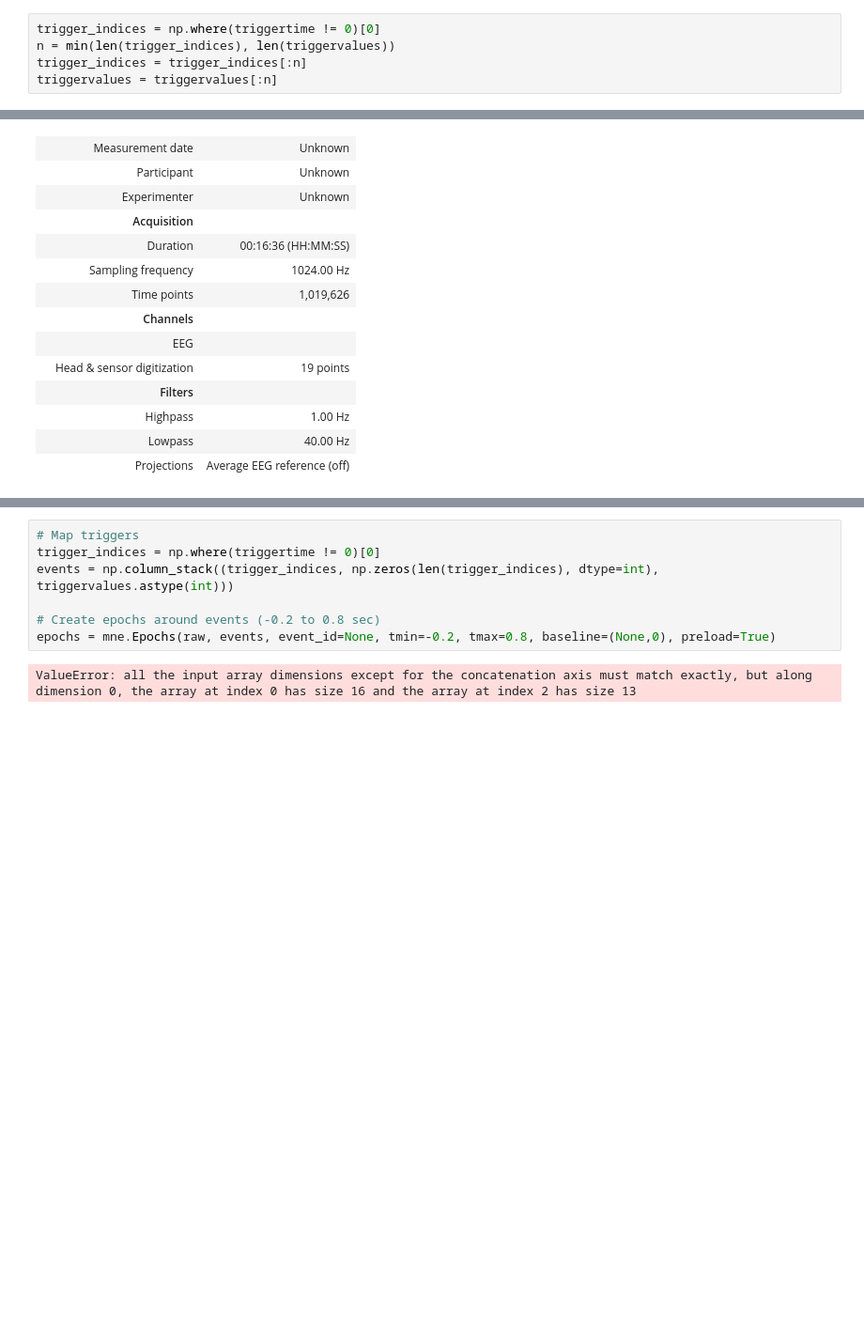
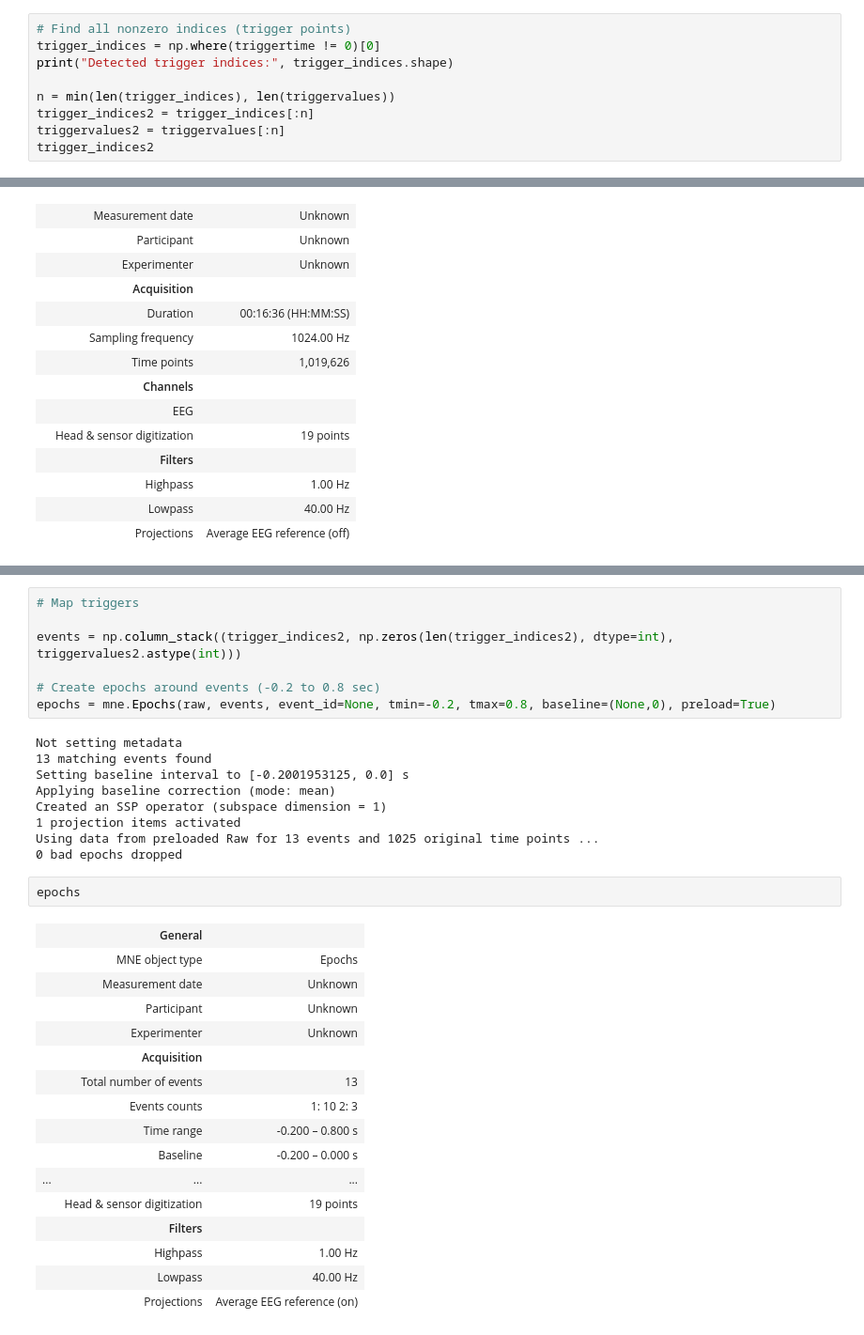
Before and after one commit to sparsh0106/EEG-Mind-Wandering, a Jupyter notebook: main.ipynb, the cells around one changed output, grey strips where cells are left out. Shown at 94% size. Drawn from its saved outputs; the diff is of its cells as text; blank space fills up the shorter version.

```diff
--- a/main.ipynb
+++ b/main.ipynb
@@ -74,7 +74,11 @@ len(triggertime)/1024
 # %% [output]
 995.728515625
 # %%
+# Find all nonzero indices (trigger points)
 trigger_indices = np.where(triggertime != 0)[0]
+print("Detected trigger indices:", trigger_indices.shape)
+
 n = min(len(trigger_indices), len(triggervalues))
-trigger_indices = trigger_indices[:n]
-triggervalues = triggervalues[:n]
+trigger_indices2 = trigger_indices[:n]
+triggervalues2 = triggervalues[:n]
+trigger_indices2
@@ -193,9 +220,35 @@ Average reference projection was added, but has not been applied yet. Use the ap
 # %%
 # Map triggers
-trigger_indices = np.where(triggertime != 0)[0]
-events = np.column_stack((trigger_indices, np.zeros(len(trigger_indices), dtype=int), triggervalues.astype(int)))
+
+events = np.column_stack((trigger_indices2, np.zeros(len(trigger_indices2), dtype=int), triggervalues2.astype(int)))
 
 # Create epochs around events (-0.2 to 0.8 sec)
 epochs = mne.Epochs(raw, events, event_id=None, tmin=-0.2, tmax=0.8, baseline=(None,0), preload=True)
 # %% [output]
-ValueError: all the input array dimensions except for the concatenation axis must match exactly, but along dimension 0, the array at index 0 has size 16 and the array at index 2 has size 13
+Not setting metadata
+13 matching events found
+Setting baseline interval to [-0.2001953125, 0.0] s
+Applying baseline correction (mode: mean)
+Created an SSP operator (subspace dimension = 1)
+1 projection items activated
+Using data from preloaded Raw for 13 events and 1025 original time points ...
+0 bad epochs dropped
+# %%
+epochs
+# %% [output]
+|  | General |  |
+|  | MNE object type | Epochs |
+|  | Measurement date | Unknown |
+|  | Participant | Unknown |
+|  | Experimenter | Unknown |
+|  | Acquisition |  |
+|  | Total number of events | 13 |
+|  | Events counts | 1: 10 2: 3 |
+|  | Time range | -0.200 – 0.800 s |
+|  | Baseline | -0.200 – 0.000 s |
+| ... | ... | ... |
+|  | Head & sensor digitization | 19 points |
+|  | Filters |  |
+|  | Highpass | 1.00 Hz |
+|  | Lowpass | 40.00 Hz |
+|  | Projections | Average EEG reference (on) |
```
Also changed, not shown: parts of 14 cells of this notebook.
